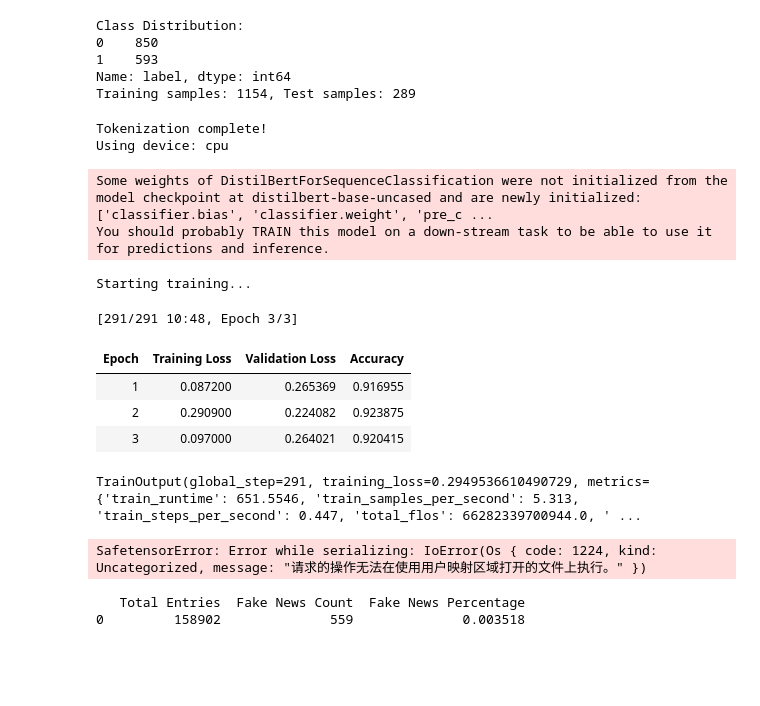
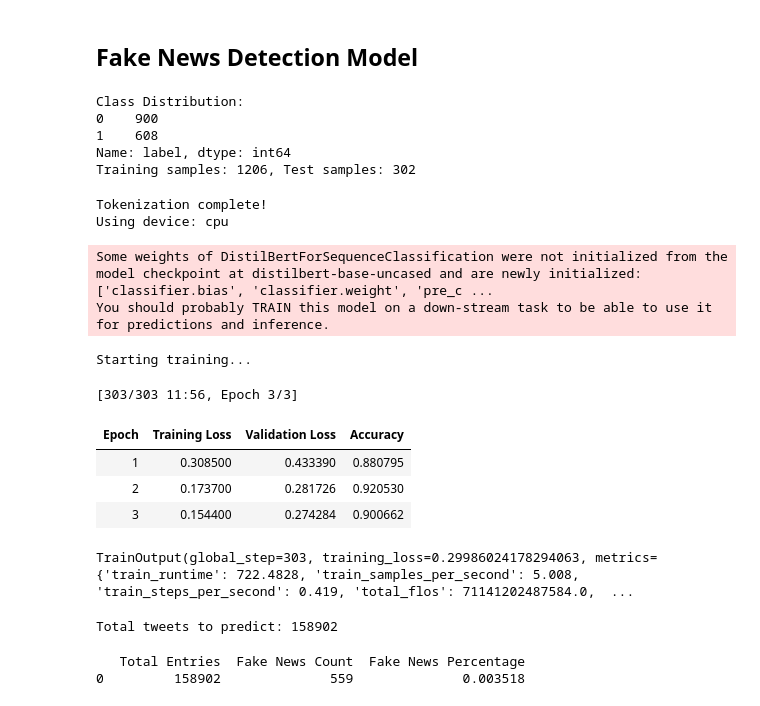
Before and after one commit to Joezhou1211/DECO3801_T50, a Jupyter notebook: backend/notebooks/fake_news_model_final.ipynb, the cells around one changed output. Saved outputs shown, nothing was run; the diff lists cells and outputs as text; code cells hidden in the pictures; blank space fills up the shorter version.

```diff
--- a/backend/notebooks/fake_news_model_final.ipynb
+++ b/backend/notebooks/fake_news_model_final.ipynb
@@ -1,3 +1,5 @@
+# %% [markdown]
+## Fake News Detection Model
 # %%
 import pandas as pd
 import numpy as np
@@ -16,8 +18,8 @@ df = df[['_id', 'author','hashtags','verified', 'sentiment', 'cleaned_text', 'fa
 # Rename columns for consistency
 df.rename(columns={'cleaned_text': 'text', 'fake_news_tag': 'label'}, inplace=True)
 
-# Remove duplicates based on text
-df.drop_duplicates(subset=['text'], inplace=True)
+# # Remove duplicates based on text
+# df.drop_duplicates(subset=['text'], inplace=True)
 
 # Shuffle the dataset
 df_labeled = df.sample(frac=1).reset_index(drop=True)
@@ -29,31 +31,21 @@ print(df_labeled['label'].value_counts())
 texts = df_labeled['text'].tolist()
 labels = df_labeled['label'].tolist()
 
-# Split the data
+# Split the data (80% of training data and 20% testing data)
 X_train, X_test, y_train, y_test = train_test_split(texts, labels, test_size=0.2, stratify=labels)
 
 print(f"Training samples: {len(X_train)}, Test samples: {len(X_test)}")
 
-model_name = "distilbert-base-uncased"  # Using DistilBERT for efficiency
+model_name = "distilbert-base-uncased"  # Using DistilBERT for efficiency (It takes too long to run other bigger models)
 
 # Load tokenizer
 tokenizer = AutoTokenizer.from_pretrained(model_name)
 
 # Tokenize training data
-train_encodings = tokenizer(
-    X_train,
-    truncation=True,
-    padding=True,
-    max_length=256
-)
+train_encodings = tokenizer(X_train, truncation=True, padding=True, max_length=256)
 
 # Tokenize testing data
-test_encodings = tokenizer(
-    X_test,
-    truncation=True,
-    padding=True,
-    max_length=256
-)
+test_encodings = tokenizer(X_test, truncation=True, padding=True, max_length=256)
 
 print("Tokenization complete!")
 
@@ -96,48 +88,48 @@ training_args = TrainingArguments(
     no_cuda=True
 )
 
 # Define metric calculation
 def compute_metrics(p):
     preds = np.argmax(p.predictions, axis=1)
     labels = p.label_ids
     return {
         'accuracy': (preds == labels).mean()
     }
 
 trainer = Trainer(
     model=model,
     args=training_args,
     train_dataset=train_dataset,
     eval_dataset=test_dataset,
     compute_metrics=compute_metrics
 )
 
 print("Starting training...")
 trainer.train()
 # %% [output]
 Class Distribution:
-0    850
-1    593
+0    900
+1    608
 Name: label, dtype: int64
-Training samples: 1154, Test samples: 289
+Training samples: 1206, Test samples: 302
 Tokenization complete!
 Using device: cpu
 Some weights of DistilBertForSequenceClassification were not initialized from the model checkpoint at distilbert-base-uncased and are newly initialized: ['classifier.bias', 'classifier.weight', 'pre_c ...
 You should probably TRAIN this model on a down-stream task to be able to use it for predictions and inference.
 Starting training...
-[291/291 10:48, Epoch 3/3]
+[303/303 11:56, Epoch 3/3]
 | Epoch | Training Loss | Validation Loss | Accuracy |
-| 1 | 0.087200 | 0.265369 | 0.916955 |
-| 2 | 0.290900 | 0.224082 | 0.923875 |
-| 3 | 0.097000 | 0.264021 | 0.920415 |
+| 1 | 0.308500 | 0.433390 | 0.880795 |
+| 2 | 0.173700 | 0.281726 | 0.920530 |
+| 3 | 0.154400 | 0.274284 | 0.900662 |
-TrainOutput(global_step=291, training_loss=0.2949536610490729, metrics={'train_runtime': 651.5546, 'train_samples_per_second': 5.313, 'train_steps_per_second': 0.447, 'total_flos': 66282339700944.0, ' ...
+TrainOutput(global_step=303, training_loss=0.29986024178294063, metrics={'train_runtime': 722.4828, 'train_samples_per_second': 5.008, 'train_steps_per_second': 0.419, 'total_flos': 71141202487584.0,  ...
 # %%
 # Save the trained model
-trainer.save_model('./trained_model_v3')
+trainer.save_model('./trained_model_v5')
 
 df_full = pd.read_csv('../../data/processed/tweets_with_sentiment_vader.csv')
 
-# Ensure necessary columns are present and drop NaNs
+# Ensure necessary columns are present and drop other columns
 df_full = df_full[['_id', 'cleaned_text']].dropna()
 
 print(f"Total tweets to predict: {len(df_full)}")
@@ -145,13 +137,8 @@ print(f"Total tweets to predict: {len(df_full)}")
 # Prepare the texts for prediction
 texts_full = df_full['cleaned_text'].tolist()
 
-# Tokenize the full dataset
-encodings_full = tokenizer(
-    texts_full,
-    truncation=True,
-    padding=True,
-    max_length=256
-)
+# Tokenize the full dataset(text column)
+encodings_full = tokenizer(texts_full, truncation=True, padding=True, max_length=256)
 
 # Create a dataset object for the full dataset
 class FullDataset(torch.utils.data.Dataset):
@@ -175,7 +162,7 @@ data_loader = DataLoader(full_dataset, batch_size=12)
 # Load the trained model
 from transformers import AutoModelForSequenceClassification
 
-model = AutoModelForSequenceClassification.from_pretrained('./trained_model_v3', num_labels=2)
+model = AutoModelForSequenceClassification.from_pretrained('./trained_model_v5', num_labels=2)
 model.eval()
 
 # Ensure the model is on CPU
@@ -186,13 +173,12 @@ model.to(device)
 all_preds = []
 all_probs = []
 
-# Run predictions on the full dataset
+# Calculate predictions on the full dataset
 import numpy as np
 import torch.nn.functional as F
 
 with torch.no_grad():
     for batch in data_loader:
-        # Move batch to device
         batch = {k: v.to(device) for k, v in batch.items()}
 
         # Get model outputs
@@ -202,10 +188,10 @@ with torch.no_grad():
         # Calculate probabilities
         probs = F.softmax(logits, dim=1)
 
-        # Get the probabilities for the 'fake news' class (assuming label '1' is fake news)
+        # Get the probabilities for the fake news class
         probs_fake = probs[:, 1].cpu().numpy()
 
-        # Get predicted labels
+        # Get predictions
         preds = torch.argmax(probs, dim=1).cpu().numpy()
 
         # Append results to the lists
@@ -220,5 +206,5 @@ df_full['fake_news_prob'] = all_probs
 df_full.to_csv('tweets_with_fake_news_predictions_final.csv', index=False)
 print("Predictions saved to 'tweets_with_fake_news_predictions_final.csv'")
 # %% [output]
-SafetensorError: Error while serializing: IoError(Os { code: 1224, kind: Uncategorized, message: "请求的操作无法在使用用户映射区域打开的文件上执行。" })
+Total tweets to predict: 158902
 # %%
```
Also changed, not shown: parts of 8 cells of this notebook, 18 other files.
